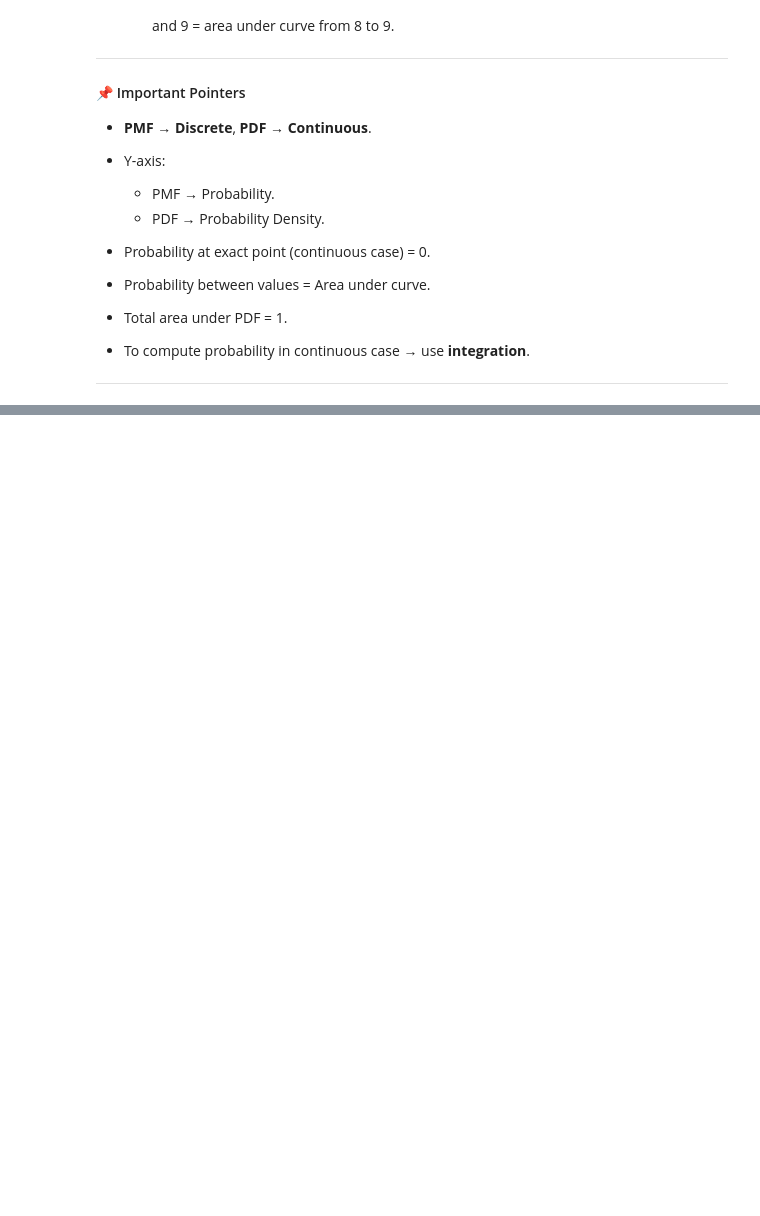
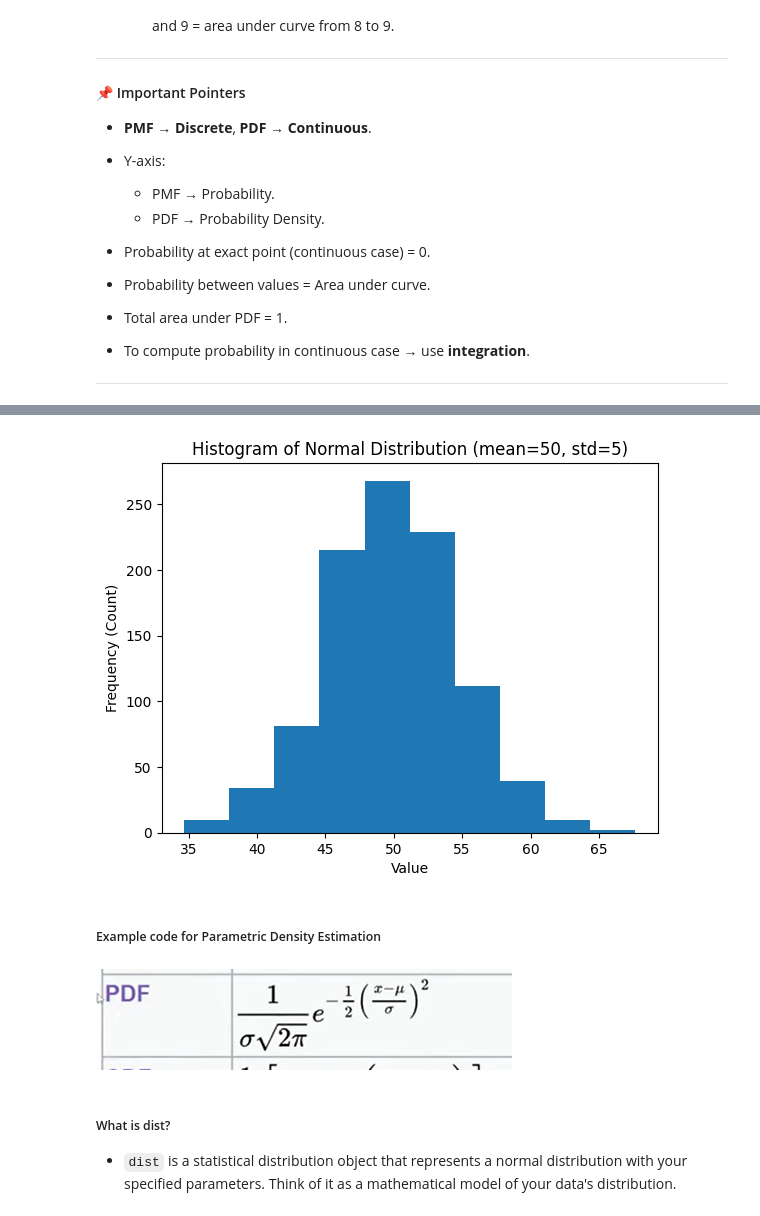
Before and after one commit to Narotam-Mishra/machine-learning-concepts, a Jupyter notebook: 05_Maths_for_ML/Probability/phase-1.ipynb, the cells around one changed output, grey strips where cells are left out. Drawn from its saved outputs; the diff is of its cells as text; code cells hidden in the pictures; blank space fills up the shorter version.

```diff
--- a/05_Maths_for_ML/Probability/phase-1.ipynb
+++ b/05_Maths_for_ML/Probability/phase-1.ipynb
@@ -175,0 +181,8 @@ np.cumsum(s1).plot(kind='bar')
+# %%
+import matplotlib.pyplot as plt
+import numpy as np
+from numpy.random import normal
+
+# using numpy's normal method 1000 data points have been generated in which mean (loc) is 50 & standard deviation (scale) = 5
+#  loc, scale & size are population parameters
+sample = normal(loc=50, scale=5, size=1000)
@@ -175,0 +192,9 @@ np.cumsum(s1).plot(kind='bar')
+# %%
+# plot histogram to understand the distribution of data
+plt.hist(sample, bins=10)
+plt.xlabel('Value')
+plt.ylabel('Frequency (Count)')
+plt.title('Histogram of Normal Distribution (mean=50, std=5)')
+plt.show()
+# %% [output]
+[figure, added]
@@ -175,0 +208,4 @@ np.cumsum(s1).plot(kind='bar')
+# %% [markdown]
+##### Example code for Parametric Density Estimation
+# %% [markdown]
+![image.png](attachment:image.png)
@@ -175,0 +221,3 @@ np.cumsum(s1).plot(kind='bar')
+# %% [markdown]
+##### What is dist?
+- `dist` is a statistical distribution object that represents a normal distribution with your specified parameters. Think of it as a mathematical model of your data's distribution.
```
Also changed, not shown: parts of 24 cells of this notebook.
